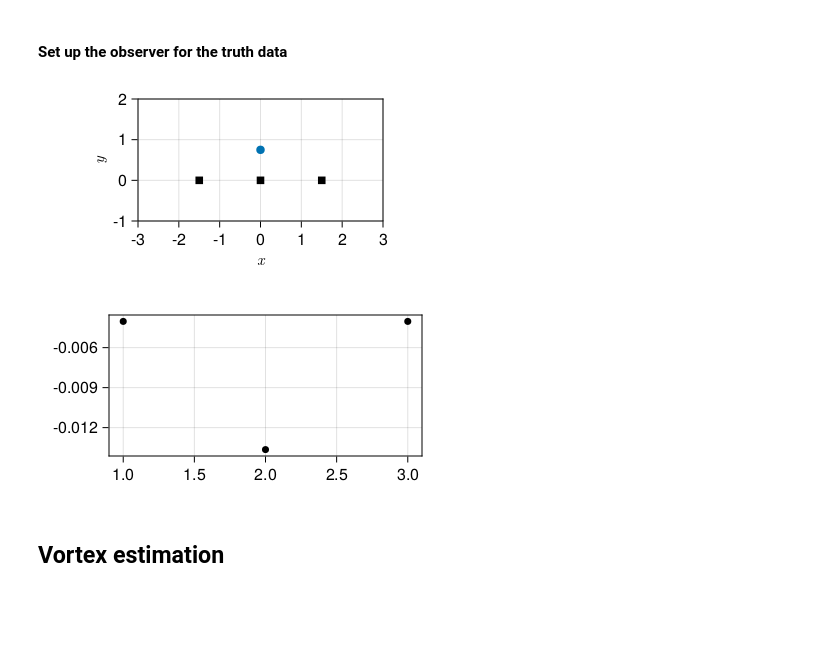
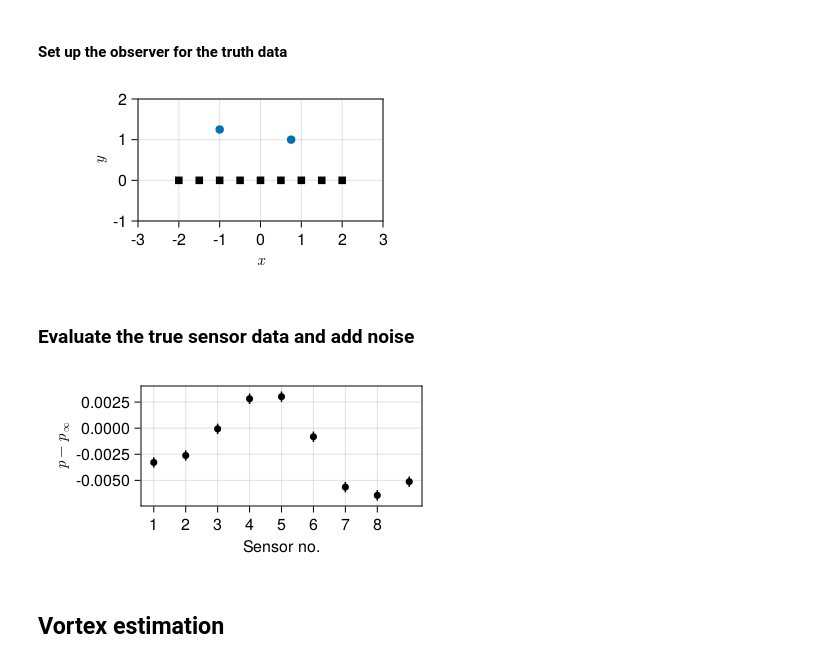
Before and after one commit to mleprovost/LowRankVortex.jl, a Jupyter notebook: stationary/MCMC-based inference of point vortices from pressure.ipynb, the cells around one changed output. Cells and saved outputs as stored; diff of their text form; code cells hidden in the pictures; blank space fills up the shorter version.

```diff
--- a/stationary/MCMC-based inference of point vortices from pressure.ipynb
+++ b/stationary/MCMC-based inference of point vortices from pressure.ipynb
@@ -80,14 +91,14 @@ sens = vec(zsens);
 
 # sensors in a circle
 rsens = 2.0
-Nsens = 3
+Nsens = 21
 θsens = range(0,2π,length=Nsens+1)
 #sens = rsens*exp.(im*θsens[1:end-1]);
 
 # sensors in lines
-Nsens = 3
+Nsens = 9
 ϵsens = 0.0
-lowerrow = range(-1.5,1.5,length=Nsens) .+ (-0.5ϵsens .+ ϵsens*rand(Nsens))*im
+lowerrow = range(-2.0,2.0,length=Nsens) .+ (-0.5ϵsens .+ ϵsens*rand(Nsens))*im
 #upperrow = range(-2.0,2.0,length=Nsens) .+ 1.0*im
 #leftside = im*range(-1.0,3.0,length=Nsens) .- 1.0
 #rightside = im*range(-1.0,3.0,length=Nsens) .+ 1.0
@@ -104,21 +115,38 @@ x_true = lagrange_to_state(vort,config_true)
 
 obs_true = PressureObservations(sens,config_true);
 # %%
-f = Figure(;resolution = (400, 200))
-ax = f[1,1] = Axis(f;limits=(-3,3,-1,2), xlabel = L"x",ylabel = L"y", aspect=DataAspect())
-show_vortices!(ax,x_true,obs_true)
-plot_sensors!(ax,obs_true)
-f
+with_theme(xytheme) do
+    f = Figure(;resolution = (400, 200))
+    ax = f[1,1] = Axis(f;limits=(-3,3,-1,2))
+    show_vortices!(ax,x_true,obs_true)
+    plot_sensors!(ax,obs_true)
+    f
+end
 # %% [output]
-[figure, old version]
+[figure, new version]
+# %% [markdown]
+### Evaluate the true sensor data and add noise
 # %%
-f = Figure(;resolution = (400, 200))
-ax = f[1,1] = Axis(f)
-ystar = observations(x_true,t,obs_true);
-plot_sensor_data!(ax,ystar,obs_true)
-f
+# evaluate data without noise
+ystar0 = observations(x_true,t,obs_true);
+
+# set measurement noise level
+ϵmeas_data = [2.5e-4,3.75e-4,5e-4,6.25e-4,8e-4,1e-3,1.5e-3,2e-3,3e-3,4e-3];
+ϵmeas = ϵmeas_data[3] #5e-4 #1e-3
+
+Σϵ = Diagonal(ϵmeas^2*ones(length(sens)))
+
+noisedist = MvNormal(zero(ystar0),Σϵ)
+ystar = ystar0 #+ rand(noisedist)
+
+with_theme(sensortheme) do
+    f = Figure(;resolution = (400, 200))
+    ax = f[1,1] = Axis(f)
+    plot_sensor_data!(ax,ystar0,obs_true;sensor_noise=ϵmeas*ones(length(ystar)))
+    f
+end
 # %% [output]
-[figure, old version]
+[figure, new version]
 # %% [markdown]
 ## Vortex estimation
 # %%
```
Also changed, not shown: parts of 33 cells of this notebook, 2 other files.
